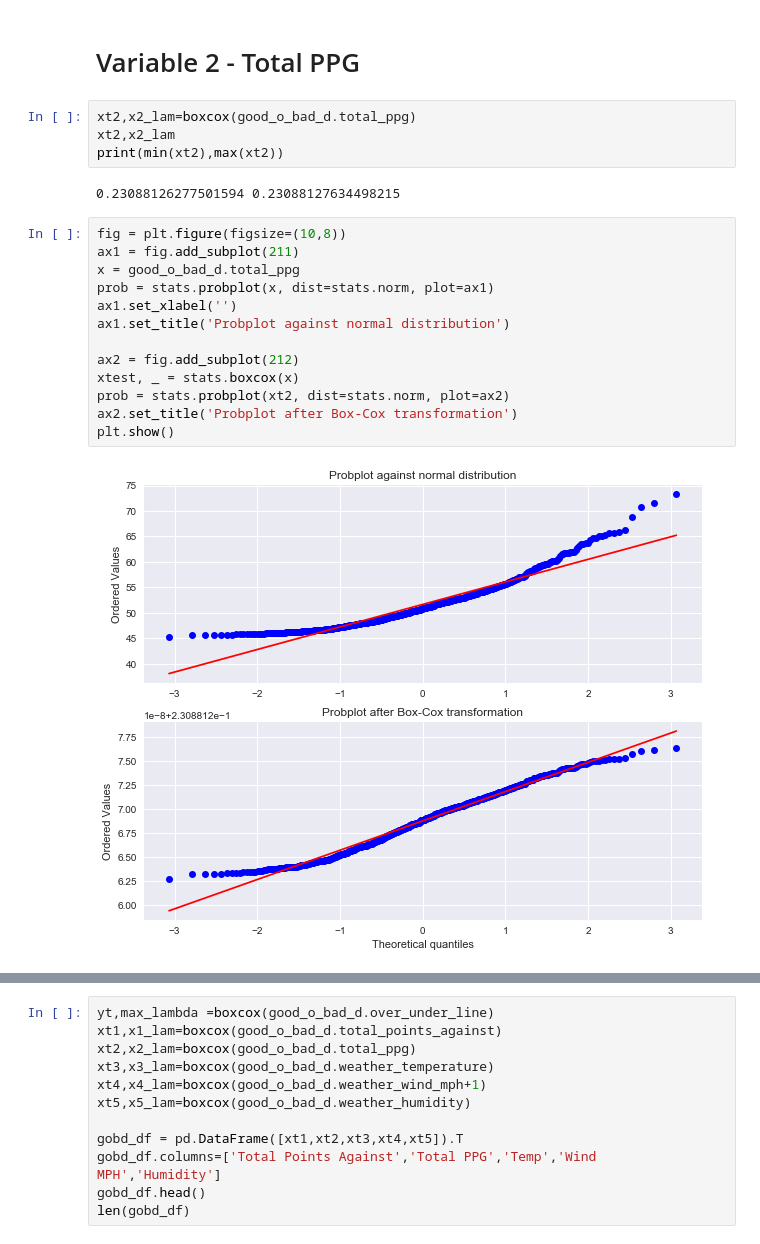
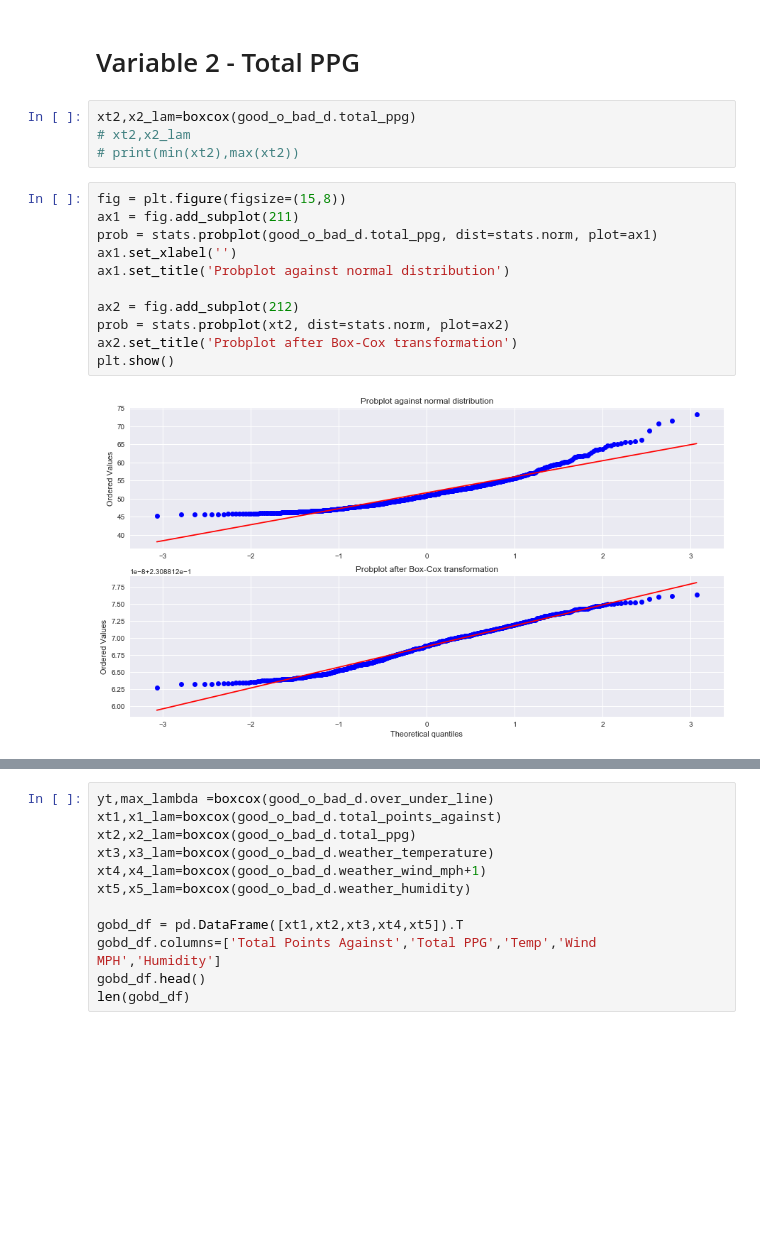
Before and after one commit to slieb74/NFL-Betting-Data, a Jupyter notebook: over_under-clusters.ipynb, the cells around one changed output, grey strips where cells are left out. Cells and saved outputs as stored; diff of their text form; blank space fills up the shorter version.

```diff
--- a/over_under-clusters.ipynb
+++ b/over_under-clusters.ipynb
@@ -304,25 +368,21 @@ RMSE=1.6289989437003802, check =0.0
 # Variable 2 - Total PPG
 # %%
 xt2,x2_lam=boxcox(good_o_bad_d.total_ppg)
-xt2,x2_lam
-print(min(xt2),max(xt2))
+# xt2,x2_lam
+# print(min(xt2),max(xt2))
-# %% [output]
-0.23088126277501594 0.23088127634498215
 # %%
-fig = plt.figure(figsize=(10,8))
+fig = plt.figure(figsize=(15,8))
 ax1 = fig.add_subplot(211)
-x = good_o_bad_d.total_ppg
-prob = stats.probplot(x, dist=stats.norm, plot=ax1)
+prob = stats.probplot(good_o_bad_d.total_ppg, dist=stats.norm, plot=ax1)
 ax1.set_xlabel('')
 ax1.set_title('Probplot against normal distribution')
 
 ax2 = fig.add_subplot(212)
-xtest, _ = stats.boxcox(x)
 prob = stats.probplot(xt2, dist=stats.norm, plot=ax2)
 ax2.set_title('Probplot after Box-Cox transformation')
 plt.show()
 # %% [output]
-[figure, old version]
+[figure, new version]
 # %%
 poly_regression(xt2,yt,[1,2],.23088126277501594,0.23088127634498215,17,30)
 # %% [output]
```
Also changed, not shown: parts of 48 cells of this notebook, 3 other files.
